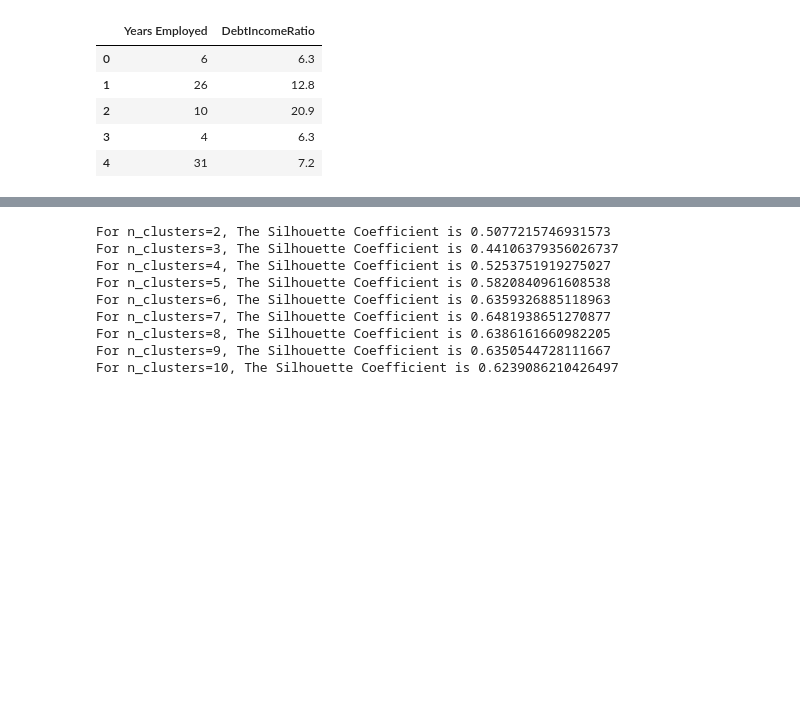
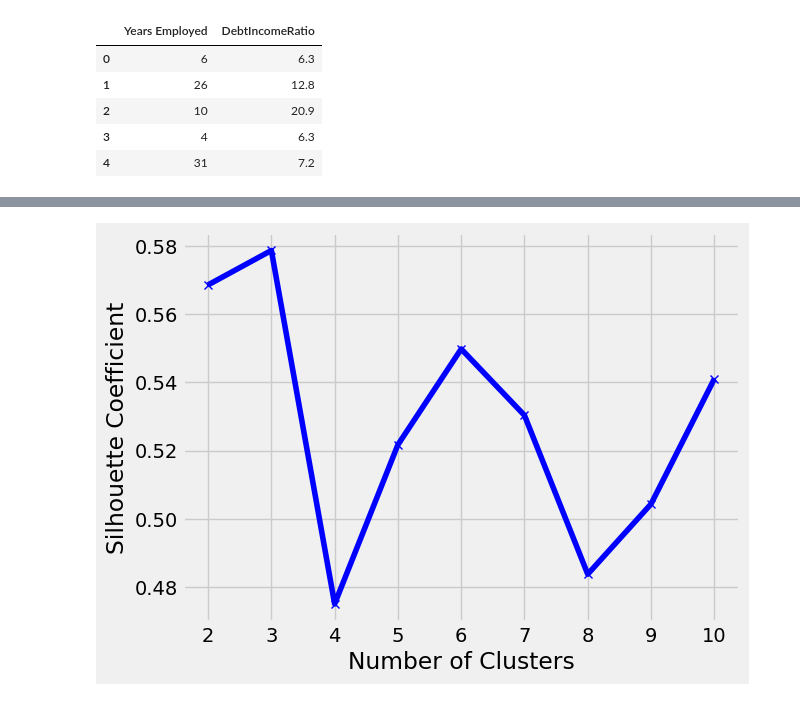
Before and after one commit to Kanxi/Kathmandu, a Jupyter notebook: week7/day5/clustering.ipynb, the cells around one changed output, grey strips where cells are left out. Saved outputs shown, nothing was run; the diff lists cells and outputs as text; code cells hidden in the pictures; blank space fills up the shorter version.

```diff
--- a/week7/day5/clustering.ipynb
+++ b/week7/day5/clustering.ipynb
@@ -70,16 +71,16 @@ plt.show()
 # %%
+silhouette_coefficients=[]
 for n_cluster in range(2, 11):
     kmeans = KMeans(n_clusters=n_cluster).fit(X)
     label = kmeans.labels_
-    sil_coeff = silhouette_score(X, label, metric='euclidean')
-    print("For n_clusters={}, The Silhouette Coefficient is {}".format(n_cluster, sil_coeff))
+    score= silhouette_score(X, label, metric='euclidean')
+    silhouette_coefficients.append(score)
-# %% [output]
-For n_clusters=2, The Silhouette Coefficient is 0.5077215746931573
-For n_clusters=3, The Silhouette Coefficient is 0.44106379356026737
-For n_clusters=4, The Silhouette Coefficient is 0.5253751919275027
-For n_clusters=5, The Silhouette Coefficient is 0.5820840961608538
-For n_clusters=6, The Silhouette Coefficient is 0.6359326885118963
-For n_clusters=7, The Silhouette Coefficient is 0.6481938651270877
-For n_clusters=8, The Silhouette Coefficient is 0.6386161660982205
-For n_clusters=9, The Silhouette Coefficient is 0.6350544728111667
-For n_clusters=10, The Silhouette Coefficient is 0.6239086210426497
+# %%
+# plt.style.use("fivethirtyeight")
+plt.plot(range(2, 11), silhouette_coefficients, 'bx-')
+plt.xticks(range(2, 11))
+plt.xlabel("Number of Clusters")
+plt.ylabel("Silhouette Coefficient")
+plt.show()
+# %% [output]
+[figure, added]
```
Also changed, not shown: parts of 4 cells of this notebook, 1 other file.
